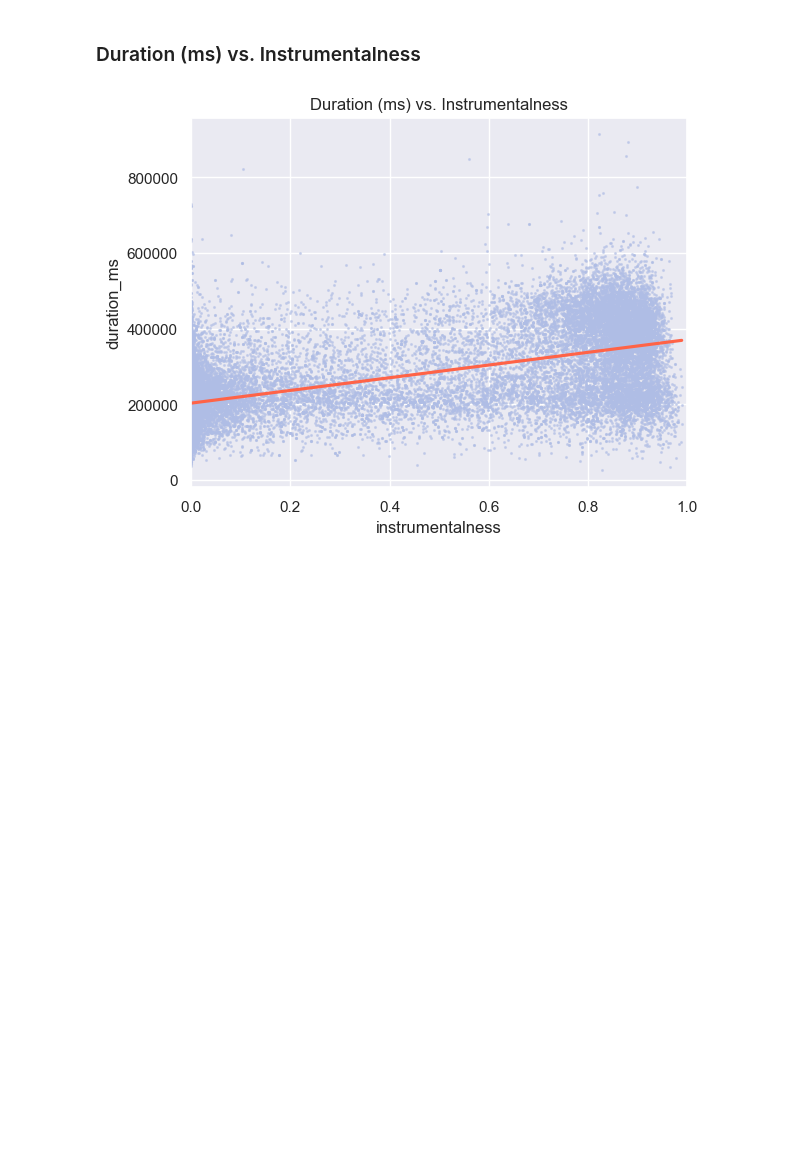
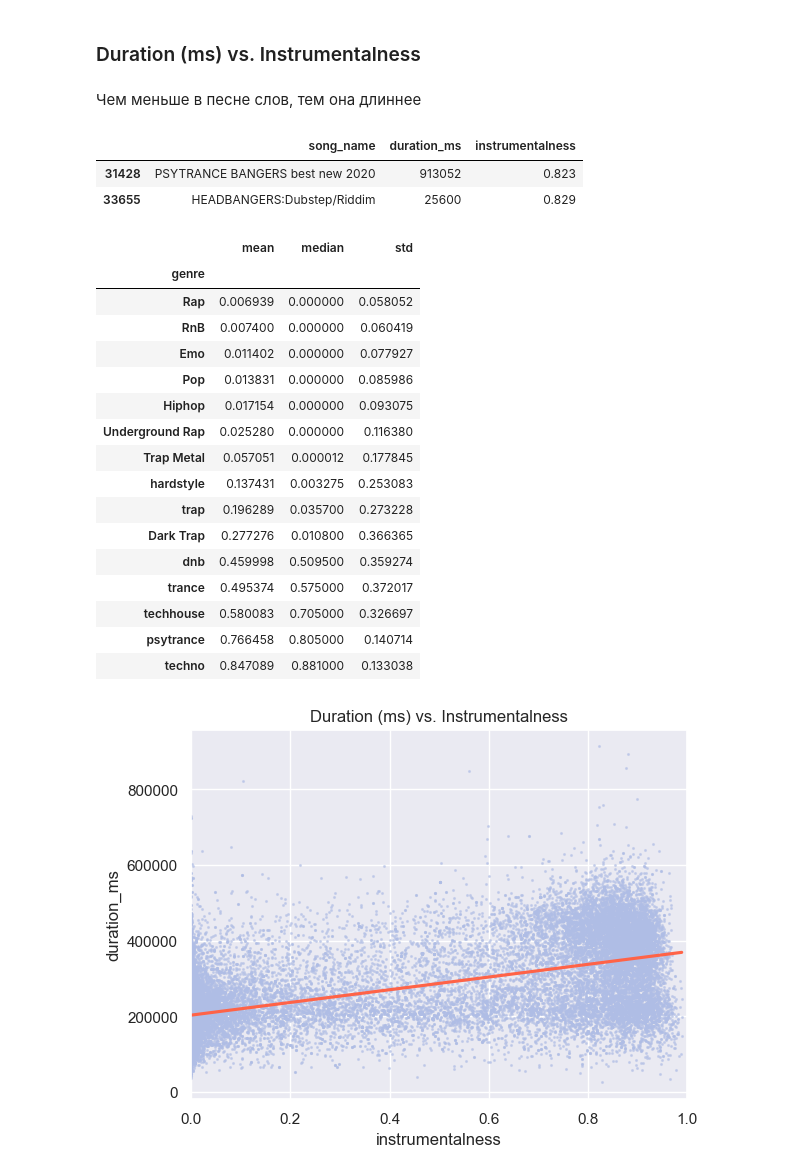
Before and after one commit to ekhavronina/data_analytics, a Jupyter notebook: spotify_songs.ipynb, the cells around one changed output. Saved outputs shown, nothing was run; the diff lists cells and outputs as text; code cells hidden in the pictures; blank space fills up the shorter version.

```diff
--- a/spotify_songs.ipynb
+++ b/spotify_songs.ipynb
@@ -191,6 +241,38 @@ plt.show()
 [figure]
 # %% [markdown]
 ### Duration (ms) vs. Instrumentalness
+# %% [markdown]
+Чем меньше в песне слов, тем она длиннее
+# %%
+# Треки минимальной и максимальной длины
+songs[songs['duration_ms'].isin([
+    songs['duration_ms'].max(),
+    songs['duration_ms'].min(),])][['song_name', 'duration_ms', 'instrumentalness']]
+# %% [output]
+|  | song_name | duration_ms | instrumentalness |
+| 31428 | PSYTRANCE BANGERS best new 2020 | 913052 | 0.823 |
+| 33655 | HEADBANGERS:Dubstep/Riddim | 25600 | 0.829 |
+# %%
+# instrumentalness по жанрам
+songs.groupby('genre')['instrumentalness'].agg(['mean', 'median', 'std']).sort_values('mean')
+# %% [output]
+|  | mean | median | std |
+| genre |  |  |  |
+| Rap | 0.006939 | 0.000000 | 0.058052 |
+| RnB | 0.007400 | 0.000000 | 0.060419 |
+| Emo | 0.011402 | 0.000000 | 0.077927 |
+| Pop | 0.013831 | 0.000000 | 0.085986 |
+| Hiphop | 0.017154 | 0.000000 | 0.093075 |
+| Underground Rap | 0.025280 | 0.000000 | 0.116380 |
+| Trap Metal | 0.057051 | 0.000012 | 0.177845 |
+| hardstyle | 0.137431 | 0.003275 | 0.253083 |
+| trap | 0.196289 | 0.035700 | 0.273228 |
+| Dark Trap | 0.277276 | 0.010800 | 0.366365 |
+| dnb | 0.459998 | 0.509500 | 0.359274 |
+| trance | 0.495374 | 0.575000 | 0.372017 |
+| techhouse | 0.580083 | 0.705000 | 0.326697 |
+| psytrance | 0.766458 | 0.805000 | 0.140714 |
+| techno | 0.847089 | 0.881000 | 0.133038 |
 # %%
 sns.regplot(x='instrumentalness',
             y='duration_ms',
```
Also changed, not shown: parts of 25 cells of this notebook.
